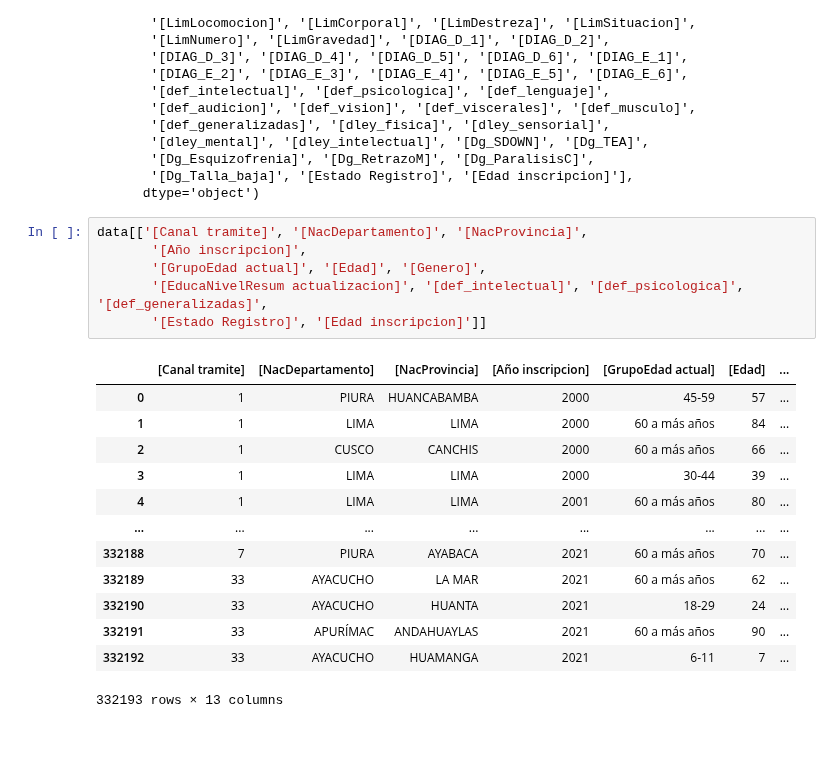
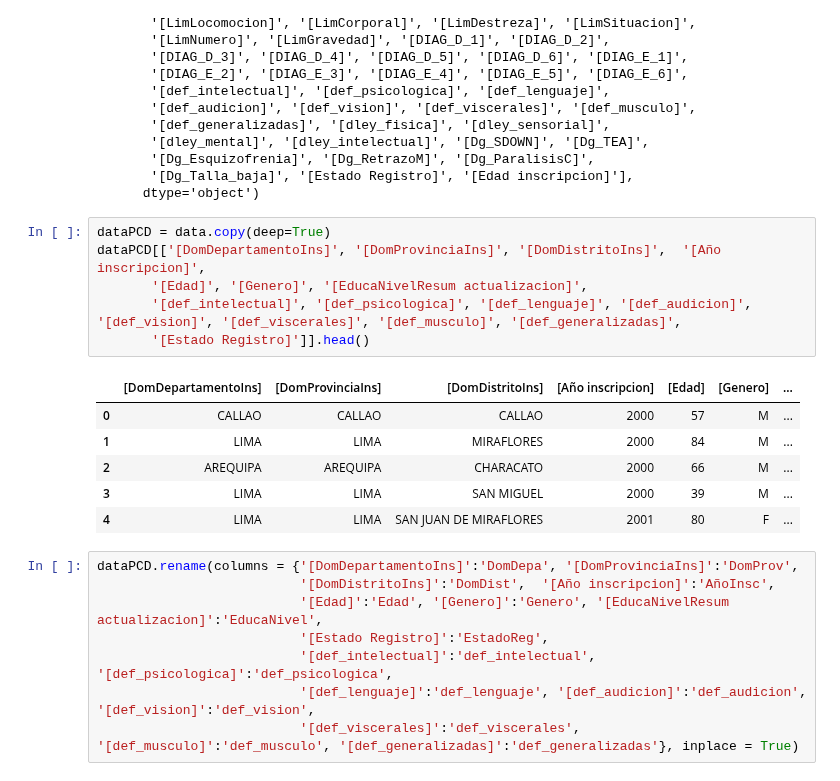
Before and after one commit to CVilaNet/PCDAyac, a Jupyter notebook: SIRNPD.ipynb, the cells around one changed output. Drawn from its saved outputs; the diff is of its cells as text; blank space fills up the shorter version.

```diff
--- a/SIRNPD.ipynb
+++ b/SIRNPD.ipynb
@@ -76,22 +76,23 @@ Index(['[Canal tramite]', '[PaisNacimiento]', '[NacDepartamento]',
        '[Dg_Talla_baja]', '[Estado Registro]', '[Edad inscripcion]'],
       dtype='object')
 # %%
-data[['[Canal tramite]', '[NacDepartamento]', '[NacProvincia]',
-       '[Año inscripcion]',
-       '[GrupoEdad actual]', '[Edad]', '[Genero]',
-       '[EducaNivelResum actualizacion]', '[def_intelectual]', '[def_psicologica]', '[def_generalizadas]',
-       '[Estado Registro]', '[Edad inscripcion]']]
+dataPCD = data.copy(deep=True)
+dataPCD[['[DomDepartamentoIns]', '[DomProvinciaIns]', '[DomDistritoIns]',  '[Año inscripcion]',
+       '[Edad]', '[Genero]', '[EducaNivelResum actualizacion]',
+       '[def_intelectual]', '[def_psicologica]', '[def_lenguaje]', '[def_audicion]', '[def_vision]', '[def_viscerales]', '[def_musculo]', '[def_generalizadas]',
+       '[Estado Registro]']].head()
 # %% [output]
-|  | [Canal tramite] | [NacDepartamento] | [NacProvincia] | [Año inscripcion] | [GrupoEdad actual] | [Edad] | ... |
-| 0 | 1 | PIURA | HUANCABAMBA | 2000 | 45-59 | 57 | ... |
-| 1 | 1 | LIMA | LIMA | 2000 | 60 a más años | 84 | ... |
-| 2 | 1 | CUSCO | CANCHIS | 2000 | 60 a más años | 66 | ... |
-| 3 | 1 | LIMA | LIMA | 2000 | 30-44 | 39 | ... |
-| 4 | 1 | LIMA | LIMA | 2001 | 60 a más años | 80 | ... |
-| ... | ... | ... | ... | ... | ... | ... | ... |
-| 332188 | 7 | PIURA | AYABACA | 2021 | 60 a más años | 70 | ... |
-| 332189 | 33 | AYACUCHO | LA MAR | 2021 | 60 a más años | 62 | ... |
-| 332190 | 33 | AYACUCHO | HUANTA | 2021 | 18-29 | 24 | ... |
-| 332191 | 33 | APURÍMAC | ANDAHUAYLAS | 2021 | 60 a más años | 90 | ... |
-| 332192 | 33 | AYACUCHO | HUAMANGA | 2021 | 6-11 | 7 | ... |
+|  | [DomDepartamentoIns] | [DomProvinciaIns] | [DomDistritoIns] | [Año inscripcion] | [Edad] | [Genero] | ... |
+| 0 | CALLAO | CALLAO | CALLAO | 2000 | 57 | M | ... |
+| 1 | LIMA | LIMA | MIRAFLORES | 2000 | 84 | M | ... |
+| 2 | AREQUIPA | AREQUIPA | CHARACATO | 2000 | 66 | M | ... |
+| 3 | LIMA | LIMA | SAN MIGUEL | 2000 | 39 | M | ... |
+| 4 | LIMA | LIMA | SAN JUAN DE MIRAFLORES | 2001 | 80 | F | ... |
-332193 rows × 13 columns
+# %%
+dataPCD.rename(columns = {'[DomDepartamentoIns]':'DomDepa', '[DomProvinciaIns]':'DomProv',
+                          '[DomDistritoIns]':'DomDist',  '[Año inscripcion]':'AñoInsc',
+                          '[Edad]':'Edad', '[Genero]':'Genero', '[EducaNivelResum actualizacion]':'EducaNivel',
+                          '[Estado Registro]':'EstadoReg',
+                          '[def_intelectual]':'def_intelectual', '[def_psicologica]':'def_psicologica',
+                          '[def_lenguaje]':'def_lenguaje', '[def_audicion]':'def_audicion', '[def_vision]':'def_vision',
+                          '[def_viscerales]':'def_viscerales', '[def_musculo]':'def_musculo', '[def_generalizadas]':'def_generalizadas'}, inplace = True)
```
Also changed, not shown: parts of 9 cells of this notebook.
